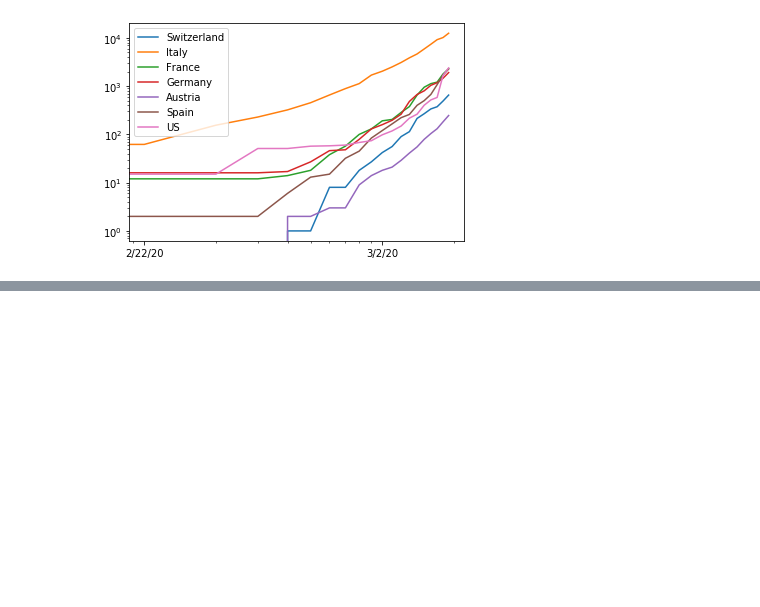
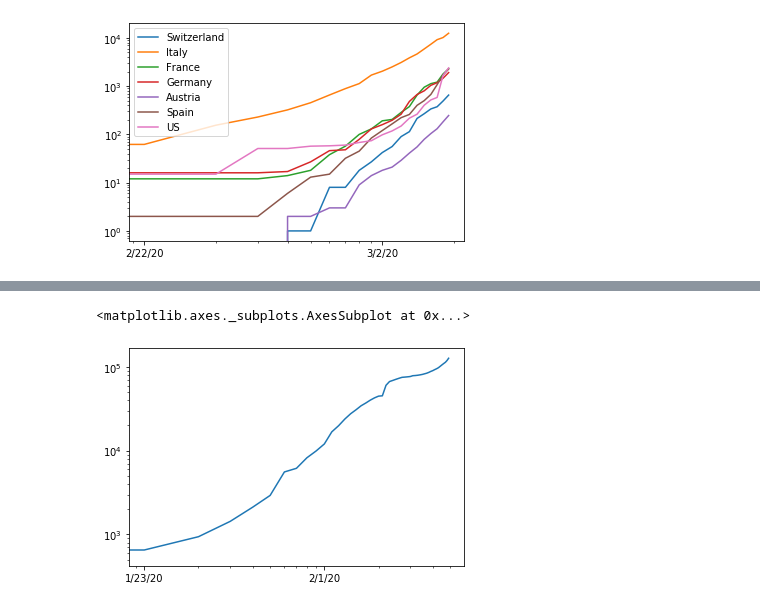
Before and after one commit to jpmieville/COVID-19_data_analyis, a Jupyter notebook: covid19_data_analysis.ipynb, the cells around one changed output, grey strips where cells are left out. Saved outputs shown, nothing was run; the diff lists cells and outputs as text; code cells hidden in the pictures; blank space fills up the shorter version.

```diff
--- a/covid19_data_analysis.ipynb
+++ b/covid19_data_analysis.ipynb
@@ -107,0 +117,5 @@ df3[30:].plot(logy=True, logx=True)
+# %%
+df4.plot(logy=True, logx=True)
+# %% [output]
+<matplotlib.axes._subplots.AxesSubplot at 0x...>
+[figure, added]
```
Also changed, not shown: parts of 4 cells of this notebook.
